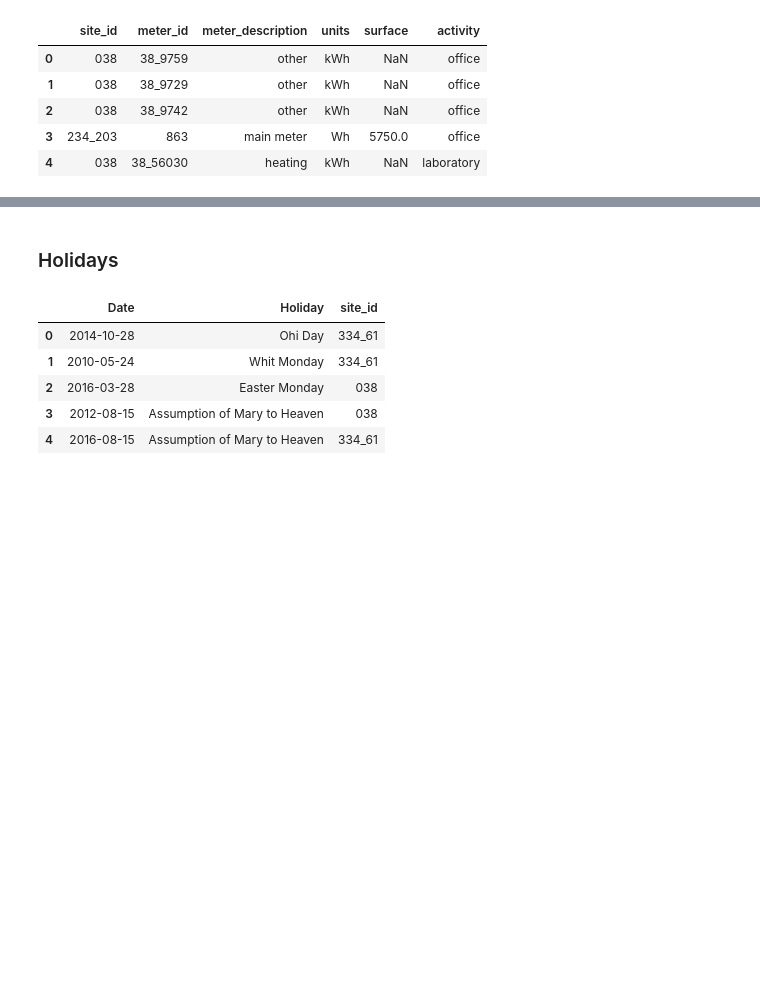
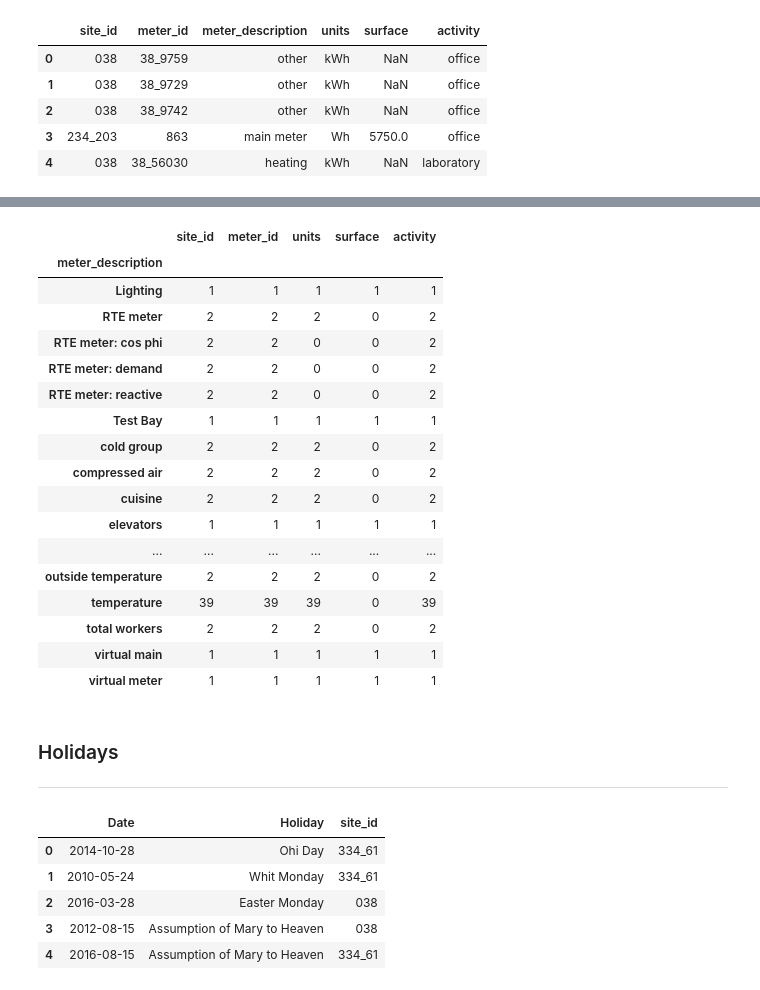
Before and after one commit to dgander000/DSND-Project-1, a Jupyter notebook: DSND-Project-1.ipynb, the cells around one changed output, grey strips where cells are left out. Saved outputs shown, nothing was run; the diff lists cells and outputs as text; code cells hidden in the pictures; blank space fills up the shorter version.

Commit message:
Data exploration of metadata, weather, holidays and energy usage.

```diff
--- a/DSND-Project-1.ipynb
+++ b/DSND-Project-1.ipynb
@@ -96 +98,7 @@ get_dataframe_info(df_metadata)
+# %%
+def convert_string_to_number(df, columns):
+    for column in columns:
+        df[column] = df[column].str.replace(r'\D+', '')
+        df[column] = pd.to_numeric(df[column], errors='coerce')
+    return df
 # %% [markdown]
@@ -121,0 +130,2 @@ Number of rows: 187 Number of columns: 1
+# %%
+df_metadata = convert_string_to_number(df_metadata, ['site_id', 'meter_id'])
@@ -122,5 +239,27 @@ Number of rows: 187 Number of columns: 1
+# %%
+df_metadata.groupby(['meter_description']).count()
+# %% [output]
+|  | site_id | meter_id | units | surface | activity |
+| meter_description |  |  |  |  |  |
+| Lighting | 1 | 1 | 1 | 1 | 1 |
+| RTE meter | 2 | 2 | 2 | 0 | 2 |
+| RTE meter: cos phi | 2 | 2 | 0 | 0 | 2 |
+| RTE meter: demand | 2 | 2 | 0 | 0 | 2 |
+| RTE meter: reactive | 2 | 2 | 0 | 0 | 2 |
+| Test Bay | 1 | 1 | 1 | 1 | 1 |
+| cold group | 2 | 2 | 2 | 0 | 2 |
+| compressed air | 2 | 2 | 2 | 0 | 2 |
+| cuisine | 2 | 2 | 2 | 0 | 2 |
+| elevators | 1 | 1 | 1 | 1 | 1 |
+| ... | ... | ... | ... | ... | ... |
+| outside temperature | 2 | 2 | 2 | 0 | 2 |
+| temperature | 39 | 39 | 39 | 0 | 39 |
+| total workers | 2 | 2 | 2 | 0 | 2 |
+| virtual main | 1 | 1 | 1 | 1 | 1 |
+| virtual meter | 1 | 1 | 1 | 1 | 1 |
 # %% [markdown]
 ### Holidays
+____
 # %%
 df_holidays.head()
 # %% [output]
```
Also changed, not shown: parts of 46 cells of this notebook.
